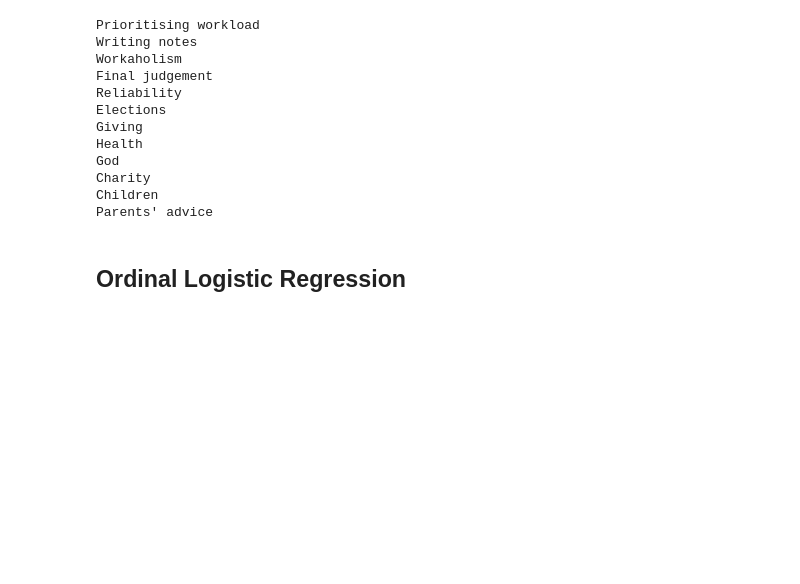
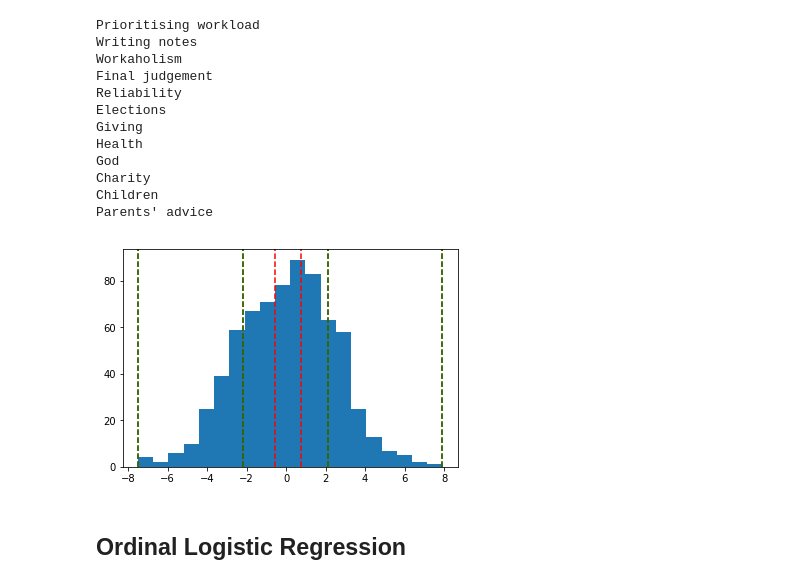
Before and after one commit to raulds77/inference_project, a Jupyter notebook: Observable PCA.ipynb, the cells around one changed output. Saved outputs shown, nothing was run; the diff lists cells and outputs as text; code cells hidden in the pictures; blank space fills up the shorter version.

Commit message:
pca variable and plot file

```diff
--- a/Observable PCA.ipynb
+++ b/Observable PCA.ipynb
@@ -147,6 +149,23 @@ God
 Charity
 Children
 Parents' advice
+# %%
+# Threshholding
+
+y_pca1 , bins_1 = pd.qcut( pca_proj['personality'][:,0]  , q = 5, labels = [1,2,3,4,5] , retbins=True)
+
+bins_2 = [-7.50522222, -2.16811586 ,   2.14454134 , 7.91857835] #used bins_1 to get this numbers
+
+y_pca1_cut = pd.cut( pca_proj['personality'][:,0] , bins_2 , right=True, labels=[1,2,3] )
+
+
+plt.hist( pca_proj['personality'][:,0] , bins = 20)
+
+for i in list(bins_1): plt.axvline(x=i, color = 'r' , linestyle = '--' )
+for i in list(bins_2): plt.axvline(x=i, color = 'green' , linestyle = '--'  )
+plt.show()
+# %% [output]
+[figure, added]
 # %% [markdown]
 ## Ordinal Logistic Regression
 # %%
```
Also changed, not shown: parts of 4 cells of this notebook, 1 other file.
